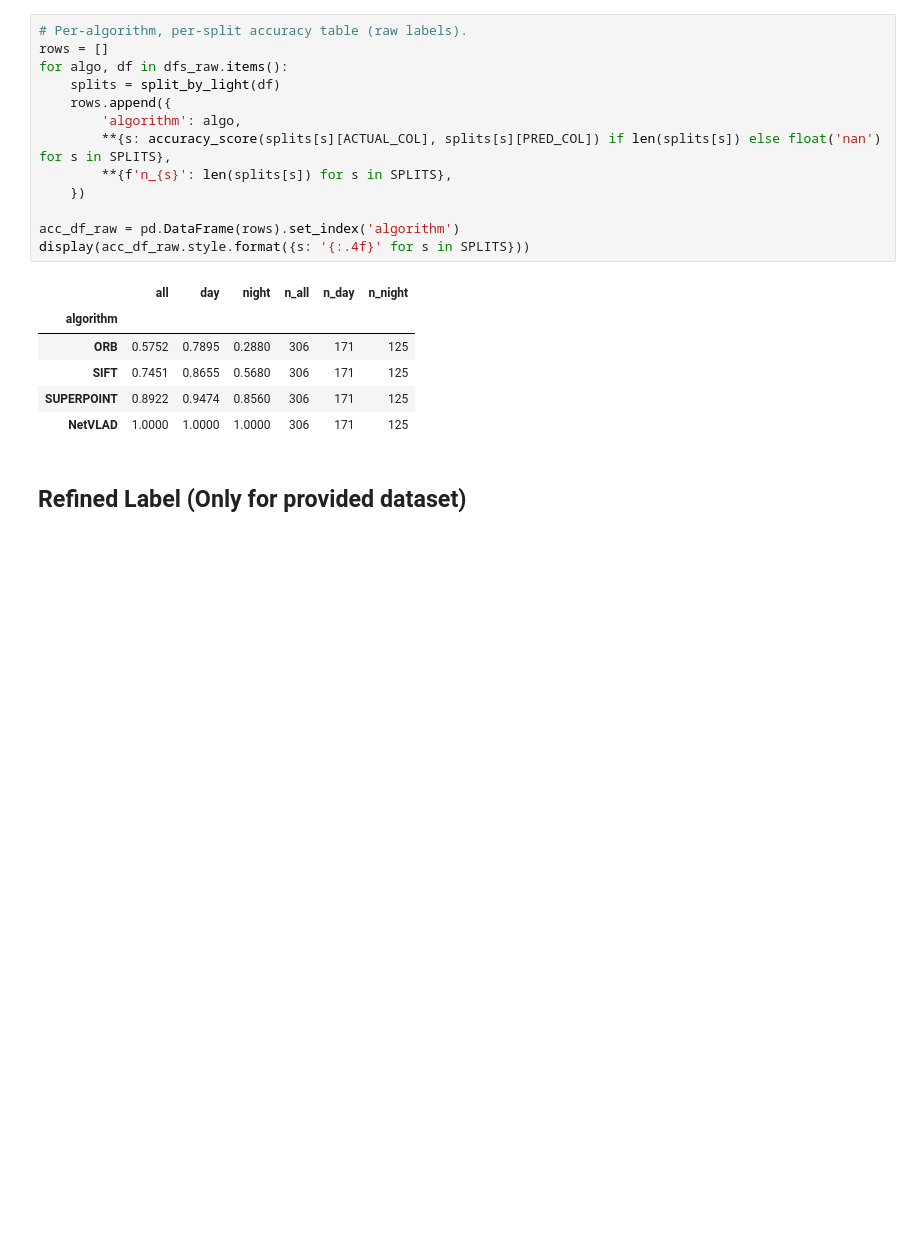
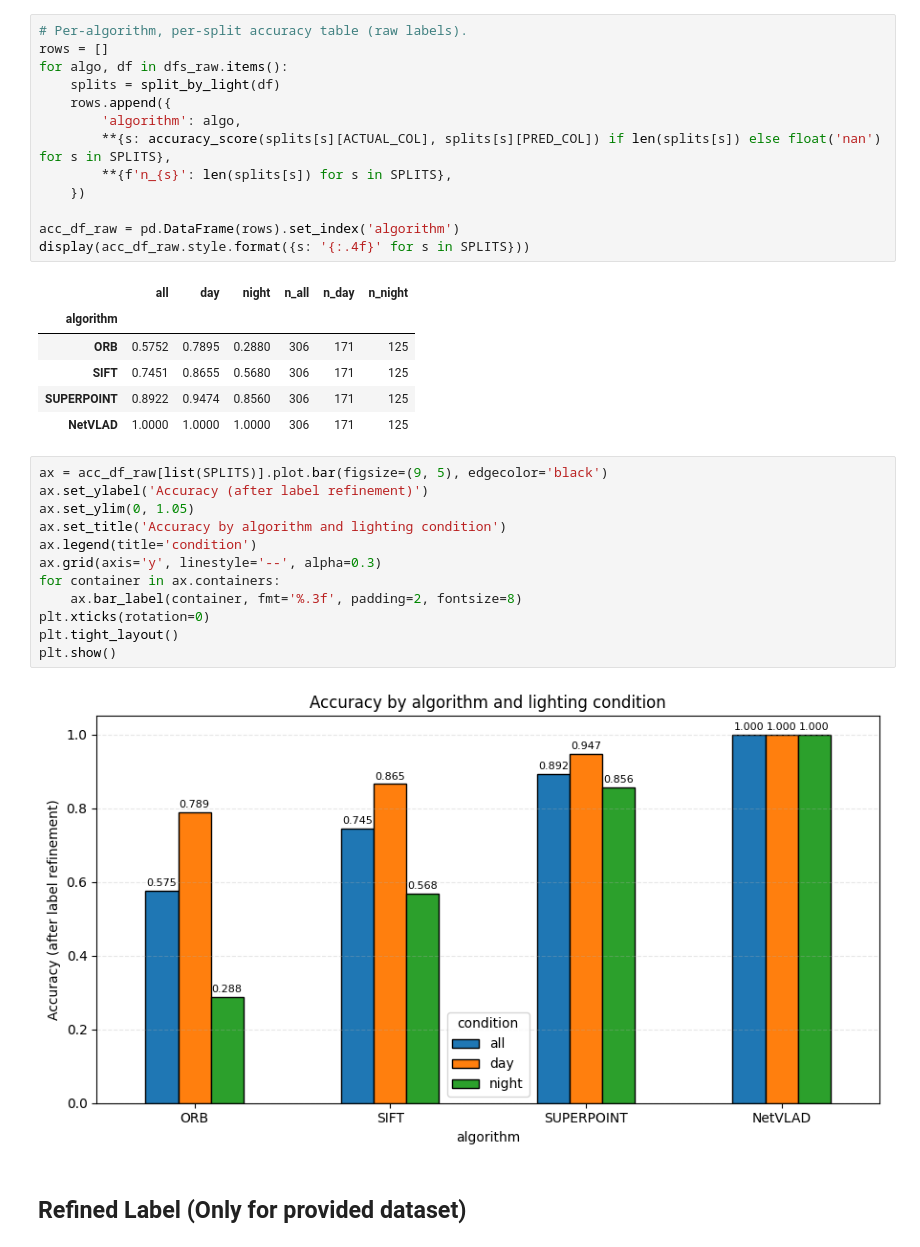
Before and after one commit to yifan-kudan/VPR, a Jupyter notebook: retrieval/result_analysis.ipynb, the cells around one changed output. Cells and saved outputs as stored; diff of their text form; blank space fills up the shorter version.

```diff
--- a/retrieval/result_analysis.ipynb
+++ b/retrieval/result_analysis.ipynb
@@ -105,6 +105,20 @@ display(acc_df_raw.style.format({s: '{:.4f}' for s in SPLITS}))
 | SIFT | 0.7451 | 0.8655 | 0.5680 | 306 | 171 | 125 |
 | SUPERPOINT | 0.8922 | 0.9474 | 0.8560 | 306 | 171 | 125 |
 | NetVLAD | 1.0000 | 1.0000 | 1.0000 | 306 | 171 | 125 |
+# %%
+ax = acc_df_raw[list(SPLITS)].plot.bar(figsize=(9, 5), edgecolor='black')
+ax.set_ylabel('Accuracy (after label refinement)')
+ax.set_ylim(0, 1.05)
+ax.set_title('Accuracy by algorithm and lighting condition')
+ax.legend(title='condition')
+ax.grid(axis='y', linestyle='--', alpha=0.3)
+for container in ax.containers:
+    ax.bar_label(container, fmt='%.3f', padding=2, fontsize=8)
+plt.xticks(rotation=0)
+plt.tight_layout()
+plt.show()
+# %% [output]
+[figure, added]
 # %% [markdown]
 ## Refined Label (Only for provided dataset)
 # %%
```
Also changed, not shown: 2 other files.
